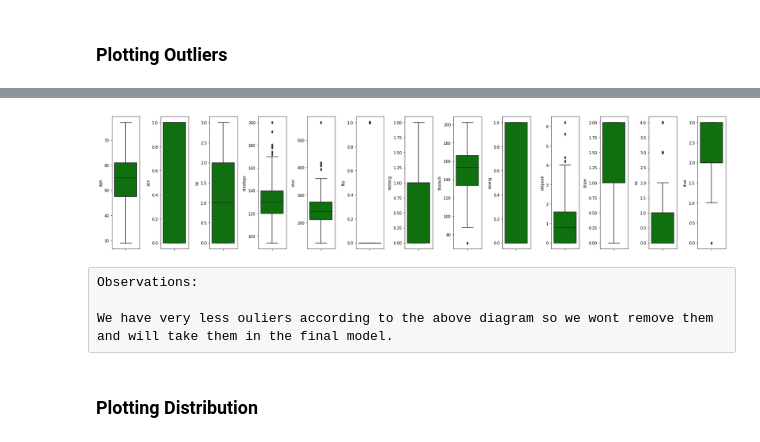
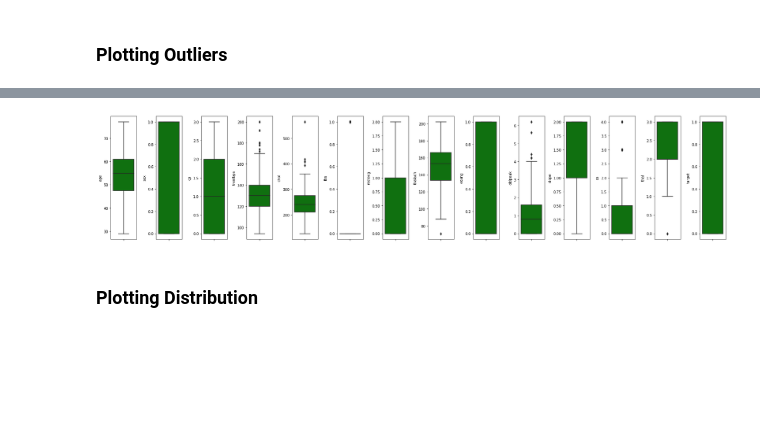
Before and after one commit to jazzcod/DataTrained_Evaluation_Projects, a Jupyter notebook: Evaluation_Project_3_Heart_Disease.ipynb, the cells around one changed output, grey strips where cells are left out. Saved outputs shown, nothing was run; the diff lists cells and outputs as text; code cells hidden in the pictures; blank space fills up the shorter version.

```diff
--- a/Evaluation_Project_3_Heart_Disease.ipynb
+++ b/Evaluation_Project_3_Heart_Disease.ipynb
@@ -424,9 +384,9 @@ y
 ### Plotting Outliers
 # %%
 #plotting all the variables in a boxplot to find
-for i in ds_heart_x.columns:
+for i in ds_heart.columns:
     plt.figure()
-    sns.boxplot(ds_heart_x[i])
+    sns.boxplot(ds_heart[i])
 # %% [output]
 [figure]
 [figure]
@@ -444,19 +405,15 @@ for i in ds_heart_x.columns:
 # %%
 #plotting outliers for all the variables in a single view format for a better understanding
-collist=ds_heart_x.columns.values
+collist=ds_heart.columns.values
 ncol=17
 nrow=10
 plt.figure(figsize=(30,50))
 for i in range(0,len(collist)):
     plt.subplot(nrow,ncol,i+1)
     sns.boxplot(ds_heart[collist[i]],color="green",orient="v")
     plt.tight_layout()
 # %% [output]
-[figure, old version]
+[figure, new version]
-# %% [raw]
-Observations:
-
-We have very less ouliers according to the above diagram so we wont remove them and will take them in the final model.
 # %% [markdown]
 ### Plotting Distribution
 # %%
```
Also changed, not shown: parts of 28 cells of this notebook, 2 other files.
